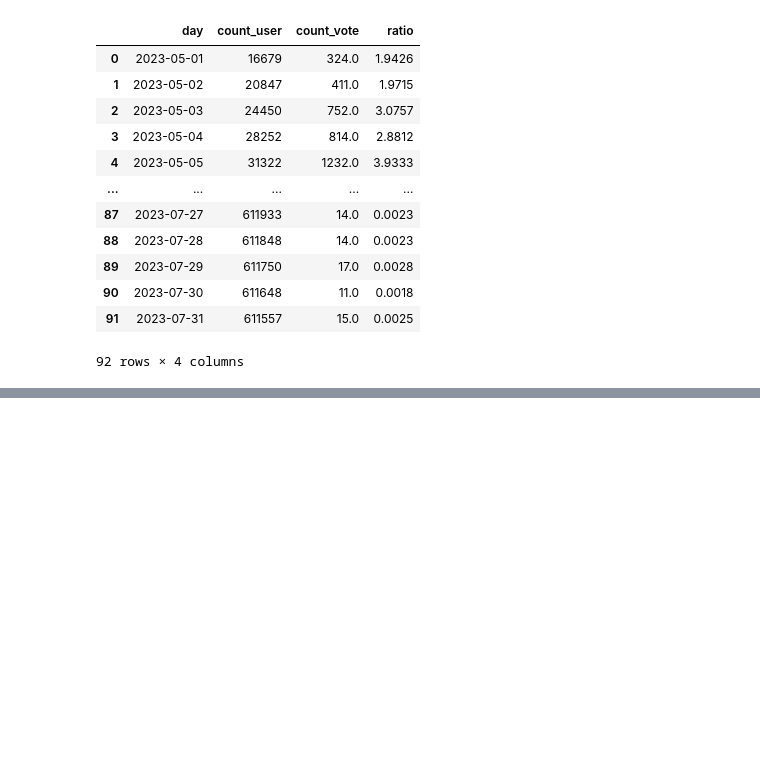
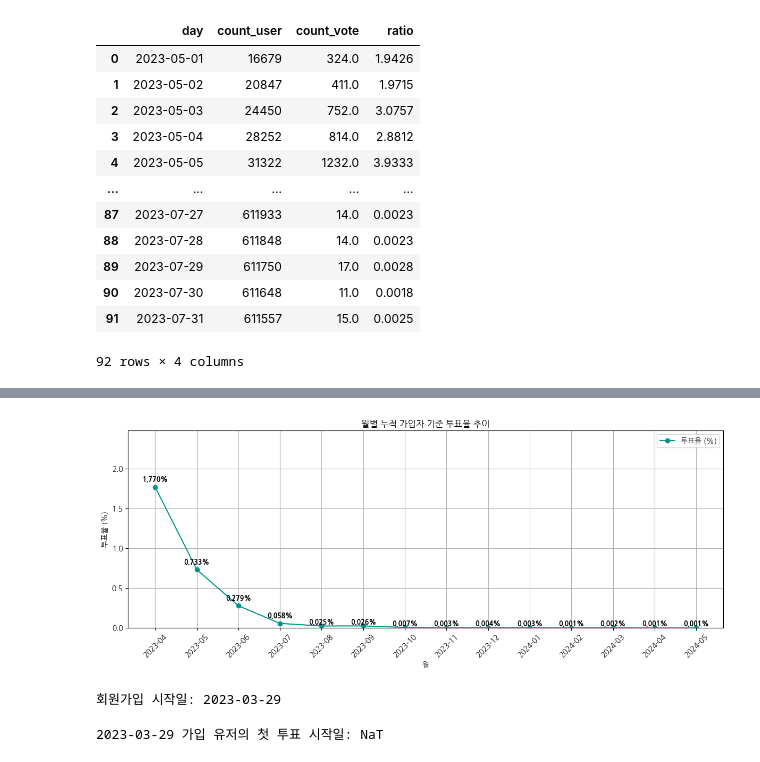
Before and after one commit to saeraniren/advanced_project, a Jupyter notebook: 고급_accounts_userquestionrecord_투표기록.ipynb, the cells around one changed output, grey strips where cells are left out. Cells and saved outputs as stored; diff of their text form; code cells hidden in the pictures; blank space fills up the shorter version.

```diff
--- a/고급_accounts_userquestionrecord_투표기록.ipynb
+++ b/고급_accounts_userquestionrecord_투표기록.ipynb
@@ -934,3 +942,5 @@ vote_rate_df
 | 90 | 2023-07-30 | 611648 | 11.0 | 0.0018 |
 | 91 | 2023-07-31 | 611557 | 15.0 | 0.0025 |
 92 rows × 4 columns
+# %%
+user_df = pd.read_parquet('gs://final_project_enuyu/data/final_project/votes/accounts_user.parquet')
@@ -936,0 +1022,16 @@ vote_rate_df
+# %%
+monthly_joined['cumulative_user_count'] = monthly_joined['joined_user_count'].cumsum()
+# %%
+# 월별 투표 유저 수와 누적 가입자 수 병합
+monthly = pd.merge(monthly_voted, monthly_joined, on='year_month', how='left')
+
+# NaN 처리
+monthly['voted_user_count'] = monthly['voted_user_count'].fillna(0)
+monthly['cumulative_user_count'] = monthly['cumulative_user_count'].fillna(method='ffill')
+
+# 누적 가입자를 기준으로 투표율 재계산
+monthly['vote_rate'] = (monthly['voted_user_count'] / monthly['cumulative_user_count']) * 100
+
+# 보기 좋게 정리
+monthly['year_month'] = monthly['year_month'].astype(str)
+monthly
@@ -936,0 +1054,44 @@ vote_rate_df
+# %%
+plt.figure(figsize=(12, 5))
+plt.plot(monthly['year_month'], monthly['vote_rate'], marker='o', color='#009688', label='투표율 (%)')
+
+# 값 표시: 0 근처일 경우에도 살짝 위로 띄우기
+for i, value in enumerate(monthly['vote_rate']):
+    offset = 0.05 if value > 0.05 else 0.005  # 작은 값은 더 작게 띄우기
+    plt.text(i, value + offset, f"{value:.3f}%", ha='center', va='bottom', fontsize=9, fontweight='bold')
+
+plt.title('월별 누적 가입자 기준 투표율 추이')
+plt.xlabel('월')
+plt.ylabel('투표율 (%)')
+plt.xticks(rotation=45)
+plt.ylim(0, max(monthly['vote_rate']) * 1.4)
+plt.grid(True)
+plt.legend()
+plt.tight_layout()
+plt.show()
+# %% [output]
+[figure, added]
+# %%
+# 가입일(created_at) 컬럼이 datetime 타입인지 먼저 확인
+user_df['created_at'] = pd.to_datetime(user_df['created_at'])
+
+# 가입 시작일 (가장 빠른 날짜)
+start_date = user_df['created_at'].min()
+print(f"회원가입 시작일: {start_date.date()}")
+# %% [output]
+회원가입 시작일: 2023-03-29
+# %%
+# 1. 가입일이 2023-03-29인 유저 목록 추출
+join_target_users = user_df[user_df['created_at'].dt.date == pd.to_datetime('2023-03-29').date()]['id'].unique()
+
+# 2. 해당 유저들의 투표 기록 필터링
+filtered_votes = userquestionrecord_df[userquestionrecord_df['user_id'].isin(join_target_users)].copy()
+
+# 3. 유저별 최초 투표일 계산
+first_votes = filtered_votes.groupby('user_id')['created_at'].min().reset_index(name='first_vote_date')
+
+# 4. 전체적으로 가장 빠른 투표일
+earliest_vote_date = first_votes['first_vote_date'].min()
+print(f"2023-03-29 가입 유저의 첫 투표 시작일: {earliest_vote_date.date()}")
+# %% [output]
+2023-03-29 가입 유저의 첫 투표 시작일: NaT
```
Also changed, not shown: parts of 10 cells of this notebook, 12 other files.
